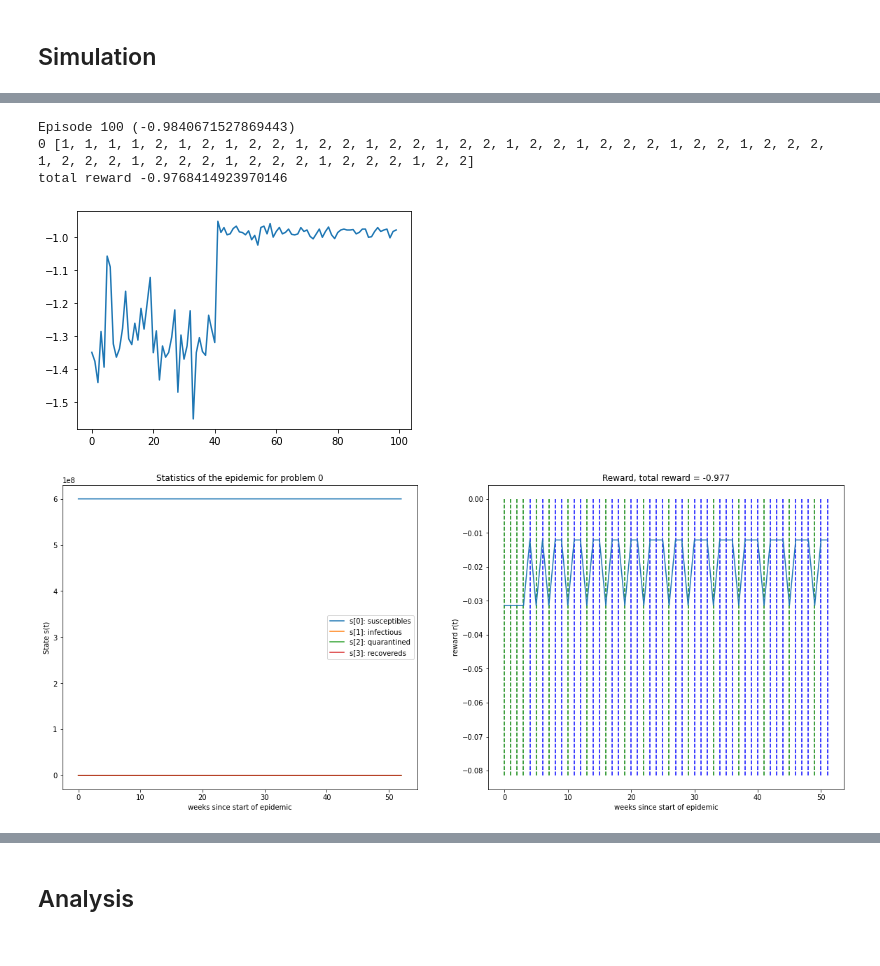
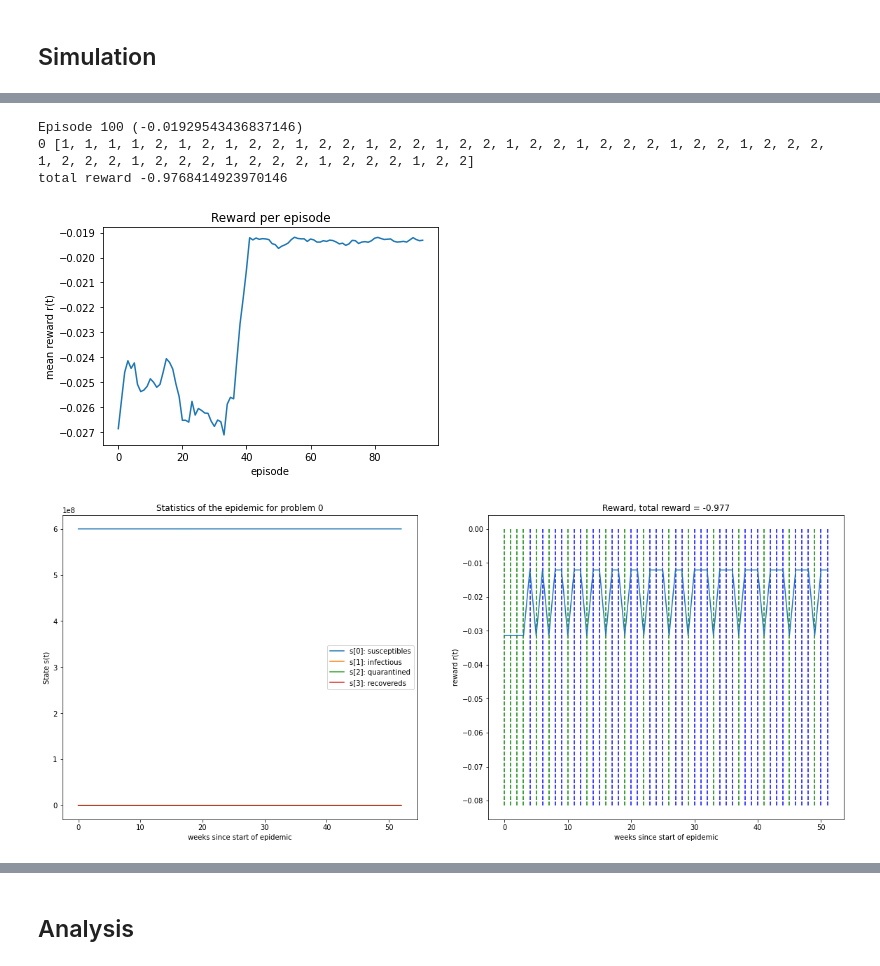
Before and after one commit to erolm-a/ai-coursework-2020, a Jupyter notebook: notebooks/run_qlearning_dl.ipynb, the cells around one changed output, grey strips where cells are left out. Cells and saved outputs as stored; diff of their text form; code cells hidden in the pictures.

Commit message:
Updated DQL to include the new convolved reward plot

```diff
--- a/notebooks/run_qlearning_dl.ipynb
+++ b/notebooks/run_qlearning_dl.ipynb
@@ -171,7 +171,12 @@ def q_learning(env, func_approximator, num_episodes, discount_factor=1.0,
             if done:
                 break
 
+
             state = next_state
+
+        # Calculate mean
+        stats.episode_rewards[i_episode] /= t
+
         print("\rEpisode {} ({})".format(i_episode+1, last_reward), end="")
 
     print("")
@@ -191,13 +195,13 @@ total reward -1.6336942500717837
 # %%
 approximator_dl = FunctionApproximator(hidden_layer_sizes=(4,), eta0=0.02)
 stats = q_learning(env, approximator_dl, 100, epsilon=0.1, epsilon_decay=.999, discount_factor=1)
-plt.plot(stats.episode_rewards)
+utils.plot_avg_reward(stats.episode_rewards)
 utils.evaluate(create_policy(approximator_dl, 0, 4))
 # %% [output]
-Episode 100 (-0.9840671527869443)
+Episode 100 (-0.01929543436837146)
 0 [1, 1, 1, 1, 2, 1, 2, 1, 2, 2, 1, 2, 2, 1, 2, 2, 1, 2, 2, 1, 2, 2, 1, 2, 2, 2, 1, 2, 2, 1, 2, 2, 2, 1, 2, 2, 2, 1, 2, 2, 2, 1, 2, 2, 2, 1, 2, 2, 2, 1, 2, 2]
 total reward -0.9768414923970146
-[figure, old version]
+[figure, new version]
 [figure]
 # %%
 approximator_dl = FunctionApproximator(hidden_layer_sizes=(4,), eta0=0.02)
```
Also changed, not shown: parts of 6 cells of this notebook.
